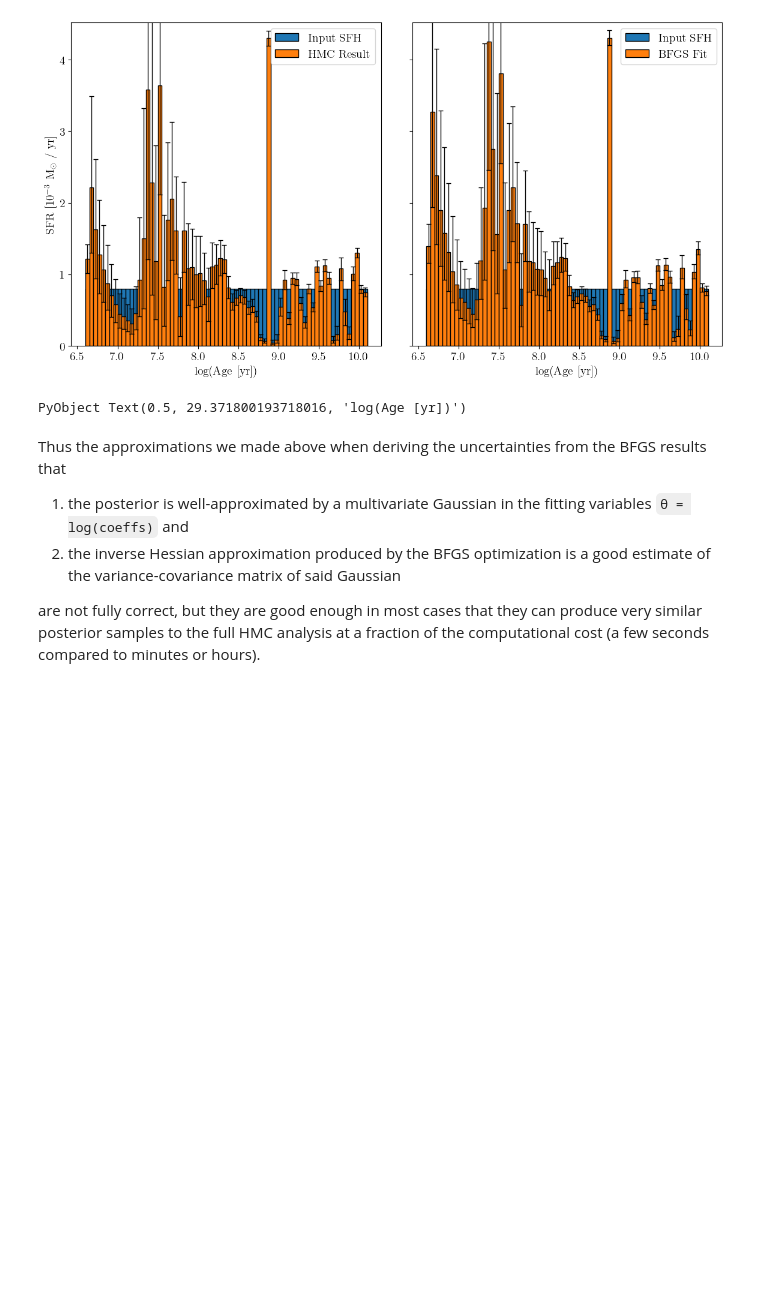
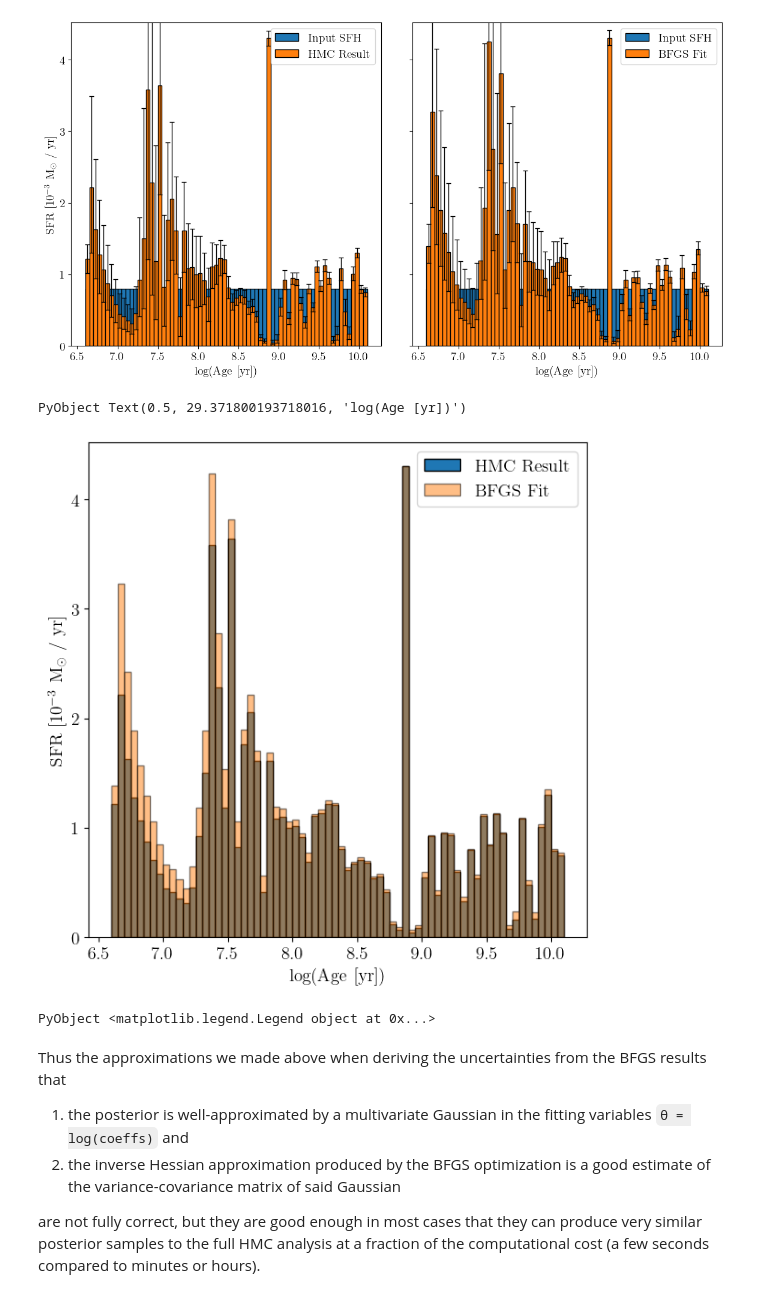
Before and after one commit to cgarling/StarFormationHistories.jl, a Jupyter notebook: examples/fitting1.ipynb, the cells around one changed output. Saved outputs shown, nothing was run; the diff lists cells and outputs as text; code cells hidden in the pictures; blank space fills up the shorter version.

```diff
--- a/examples/fitting1.ipynb
+++ b/examples/fitting1.ipynb
@@ -1000,6 +998,22 @@ axs[2].set_xlabel("log(Age [yr])")
 # %% [output]
 [figure]
 PyObject Text(0.5, 29.371800193718016, 'log(Age [yr])')
+# %%
+# _, _, tmp_sfr, _ = calculate_cum_sfr(bfgs_result.map.μ .* template_norm, free_template_logAge, free_template_MH)
+
+fig,ax1 = plt.subplots(figsize=(7,7))
+
+ax1.bar(unique_free_template_logAge[begin:end-1], mc_sfr_med[begin:end-1] .* 1e3; width=diff(unique_free_template_logAge), align="edge", label="HMC Result")
+ax1.bar(unique_free_template_logAge[begin:end-1], hessian_sfr_med[begin:end-1] .* 1e3; width=diff(unique_free_template_logAge), align="edge", label="BFGS Fit", alpha=0.5)
+# ax1.bar(unique_free_template_logAge[begin:end-1], tmp_sfr[begin:end-1] .* 1e3; width=diff(unique_free_template_logAge), align="edge", label="BFGS Fit", alpha=0.5)
+
+ax1.set_xlabel("log(Age [yr])")
+ax1.set_ylabel(L"SFR [$10^{-3}$ M$_\odot$ / yr]")
+ax1.set_ylim([0.0, ax1.get_ylim()[2]])
+ax1.legend()
+# %% [output]
+[figure, added]
+PyObject <matplotlib.legend.Legend object at 0x...>
 # %% [markdown]
 Thus the approximations we made above when deriving the uncertainties from the BFGS results that
 1. the posterior is well-approximated by a multivariate Gaussian in the fitting variables `θ = log(coeffs)` and
```
Also changed, not shown: parts of 33 cells of this notebook, 1 other file.
